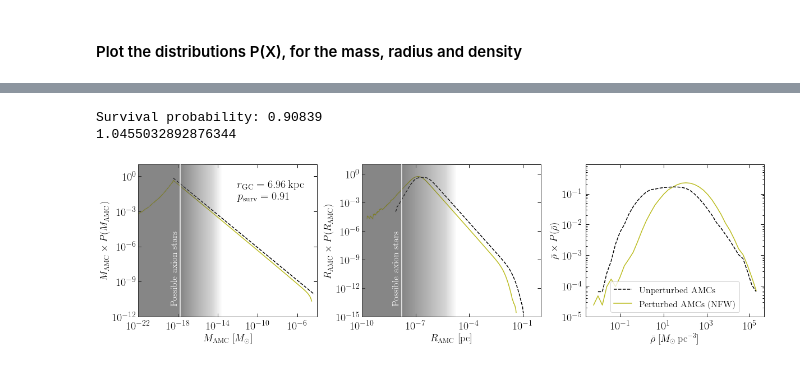
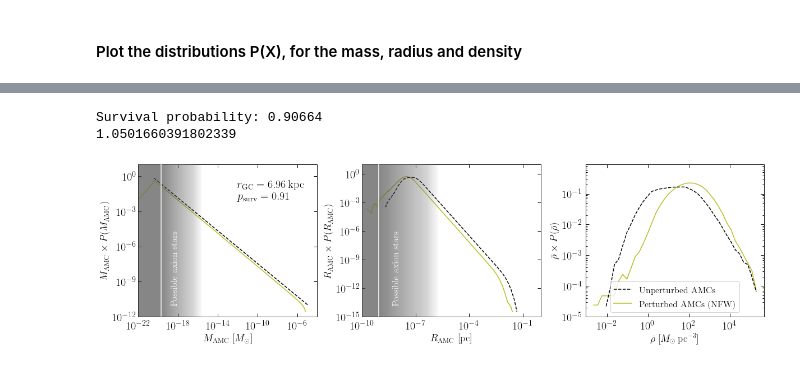
Before and after one commit to bradkav/axion-miniclusters, a Jupyter notebook: code/plotting/MonteCarloAnalysis.ipynb, the cells around one changed output, grey strips where cells are left out. Cells and saved outputs as stored; diff of their text form; code cells hidden in the pictures.

```diff
--- a/code/plotting/MonteCarloAnalysis.ipynb
+++ b/code/plotting/MonteCarloAnalysis.ipynb
@@ -23,5 +29,8 @@ dist_dir = dirs.data_dir + "distributions/"
 # %%
-M_min = 3.3e-19
-M_max = 5.1e-5
+M_min = mass_function.calc_Mmin(m_a)
+M_max = mass_function.calc_Mmax(m_a)
+print(M_min, M_max)
+#M_min = 3.3e-19
+#M_max = 5.1e-5
 def dNdM(Mlist, gamma=1.7):
     return ((1-gamma)*Mlist**(-gamma))/(M_max**(1-gamma)-M_min**(1-gamma))
@@ -37,7 +44,7 @@ import AMC
 Looking at histograms of $M_\mathrm{MC}$, $R_\mathrm{MC}$ and $\rho_{\mathrm{MC}}$...
 # %%
 def r_AS(M_AMC):
-    m_a = 2e-5
+    #m_a = 2e-5
     m_22 = m_a/1e-22
     return 1e3*(1.6/m_22)*(M_AMC/1e9)**(-1/3)
 # %%
@@ -47,7 +54,7 @@ PROFILE = "NFW"
 #Rstr = "0.65"
 # %%
 #Load properties from the Monte Carlo results file
-M_i, R_i, D_i, M_f, R_f, D_f, e, psi  = np.loadtxt(dirs.montecarlo_dir + "AMC_logflat_a=" + Rstr + "_" + PROFILE + ".txt", unpack=True, delimiter=',')
+M_i, R_i, D_i, M_f, R_f, D_f, e, psi  = np.loadtxt(dirs.montecarlo_dir + "AMC_logflat_a=" + Rstr + "_" + PROFILE + IDstr + ".txt", unpack=True, delimiter=',')
 V_i = (4/3)*np.pi*R_i**3
 V_f = (4/3)*np.pi*R_f**3
 rho_i = M_i/V_i
@@ -150,5 +157,5 @@ plt.show()
 # %%
-M_range = np.geomspace(1e-19, 1e-10, 100)
+M_range = np.geomspace(1e-20, 1e-10, 100)
 R_threshold = 0.0*M_range
 
 for i, M in enumerate(M_range):
@@ -160,13 +167,13 @@ if (AS_CUT):
 else:
     cut_text = ""
 
-IDstr = "_wStripping"
+IDstr = "_ma_400mueV"
 
 M_f_true, P_M_f_true = np.loadtxt(dist_dir + "distribution_mass_" + Rstr + "_" + PROFILE + "_circ%s%s.txt"%(cut_text,IDstr), unpack=True, delimiter=',')
 R_f_true, P_R_f_true = np.loadtxt(dist_dir + "distribution_radius_" + Rstr + "_" + PROFILE+ "_circ%s%s.txt"%(cut_text,IDstr), unpack=True, delimiter=',', usecols=(0,1))
 R_i_true, P_R_i_true = np.loadtxt(dist_dir + "distribution_radius_" + PROFILE + "_circ%s_unperturbed%s.txt"%(cut_text,IDstr), unpack=True, delimiter=',', usecols=(0,1))
 
-Mlist = np.geomspace(3.28433664535169e-19, 5.113402976492e-05, 100)
+Mlist = np.geomspace(M_min, M_max, 100)
 
 V_i = (4/3)*np.pi*R_i**3
 V_f = (4/3)*np.pi*R_f**3
@@ -272,33 +279,33 @@ ax2.set_xlim(1e-10, 1)
 # ax3.step(edges[1:], counts, color='C0', alpha=a_plot)
 # counts, edges, patches = ax3.hist(rho_f, bins=np.geomspace(1e-4, 1e6, 50), alpha=a_hist, density=True)
 # ax3.step(edges[1:], counts, color='C1', alpha=a_plot)
 
 counts, edges = np.histogram(rho_f, bins=np.geomspace(1e-4, 1e6, 50), density=True)
 b_c = edges[:-1] + np.diff(edges)/2
 ax3.plot(b_c[counts>0], b_c[counts>0]*counts[counts>0], color=cafter)
 counts, edges = np.histogram(rho_i, bins=np.geomspace(1e-4, 1e6, 50), density=True)
 b_c = edges[:-1] + np.diff(edges)/2
 ax3.plot(b_c[counts>0], b_c[counts>0]*counts[counts>0], color=cbefore, ls='--')
 
 # ax3.hist(rho_i, alpha = a_plot, bins=np.geomspace(1e4, 1e10, 50))
 # ax3.hist(rho_f, alpha = a_plot, bins=np.geomspace(1e4, 1e10, 50))
 
 ax3.xaxis.set_tick_params(pad=xpad)
 ax3.yaxis.set_tick_params(pad=6)
 ax3.set_ylabel(r"$\bar{\rho} \times P(\bar{\rho} )$")
 ax3.set_yscale('log')
 ax3.set_xscale('log')
 ax3.set_xlabel(r"$\bar{\rho}$ $[M_\odot\,\mathrm{pc}^{-3}]$")
 ax3.set_ylim(1e-5, 0.9)
 
 ax3.plot([0], [0], ls='--', label='Unperturbed AMCs', color=cbefore)
 ax3.plot([0], [0], label='Perturbed AMCs (' + PROFILE + ')', color=cafter)
 ax3.legend(loc='best', fontsize=16)
 
 #ax3.legend(loc='best')
 Rstr_pc = str(int(float(Rstr)*1000))
 plt.savefig("../../plots/Distributions_" + PROFILE + "_r"+Rstr_pc+"pc%s%s.pdf"%(cut_text,IDstr), bbox_inches='tight')
 # %% [output]
-Survival probability: 0.90839
-1.0455032892876344
+Survival probability: 0.90664
+1.0501660391802339
-[figure, old version]
+[figure, new version]
```
Also changed, not shown: parts of 7 cells of this notebook, 29 other files.
